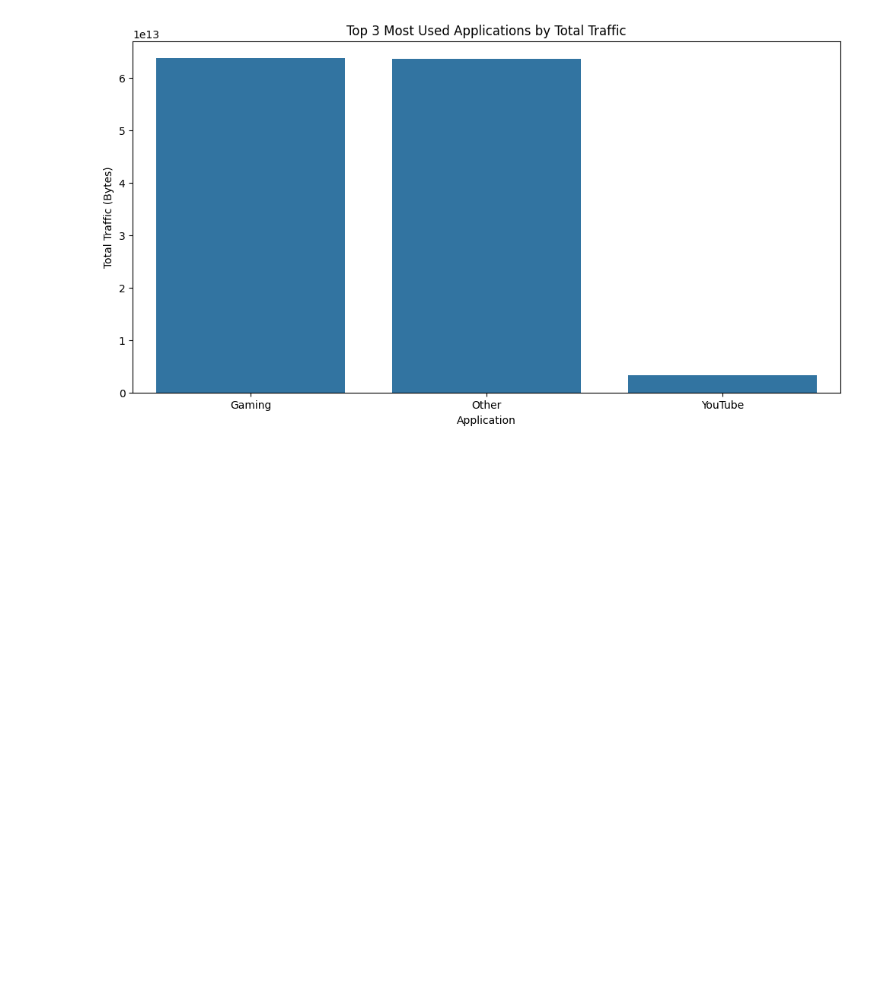
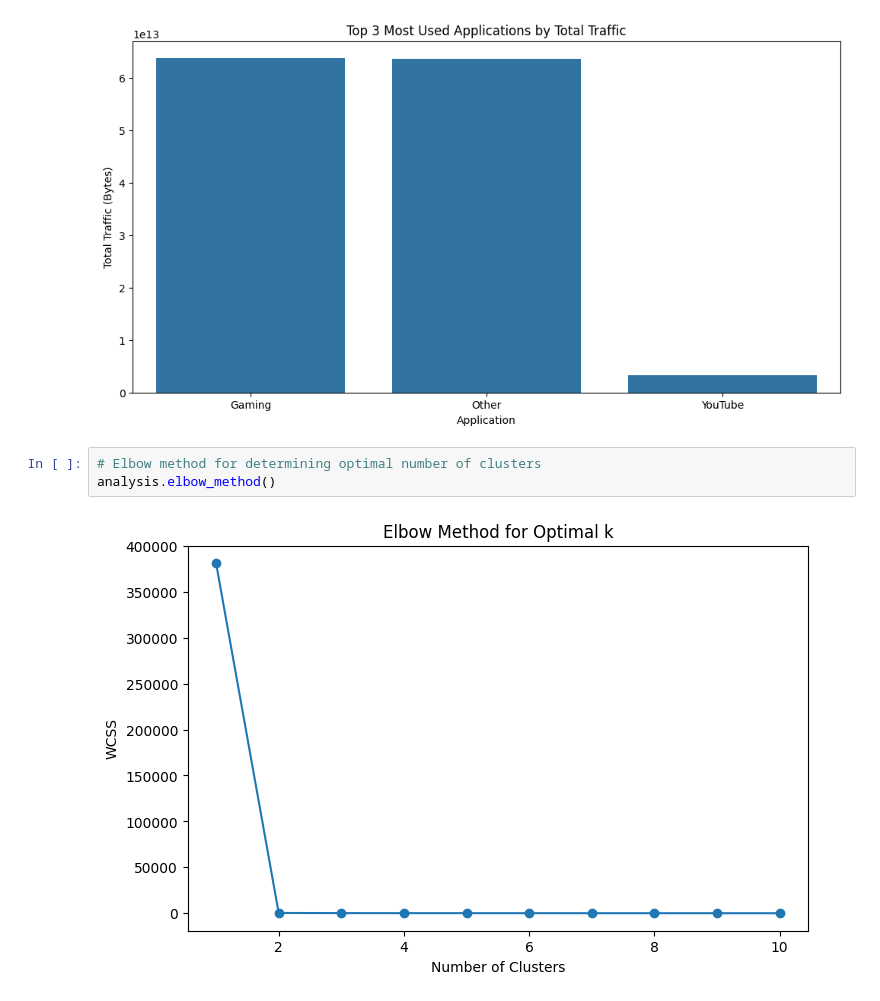
Before and after one commit to ab3lT/10-Academy-Week-2, a Jupyter notebook: notebook/experience_analytics.ipynb, the cells around one changed output. Saved outputs shown, nothing was run; the diff lists cells and outputs as text; blank space fills up the shorter version.

Commit message:
Elbow method for determining optimal number of clusters

```diff
--- a/notebook/experience_analytics.ipynb
+++ b/notebook/experience_analytics.ipynb
@@ -130,3 +130,8 @@ top_3_apps = app_total_traffic.nlargest(3, 'total_bytes')
 analysis.plot_top_applications(top_3_apps)
 # %% [output]
 [figure]
+# %%
+# Elbow method for determining optimal number of clusters
+analysis.elbow_method()
+# %% [output]
+[figure, added]
```
